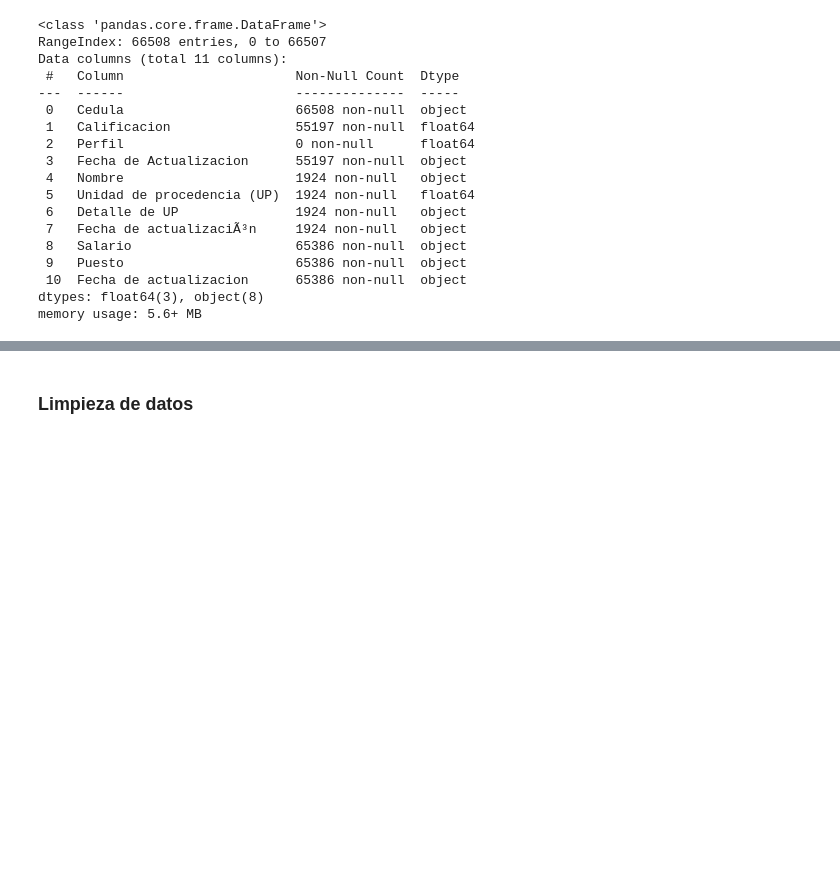
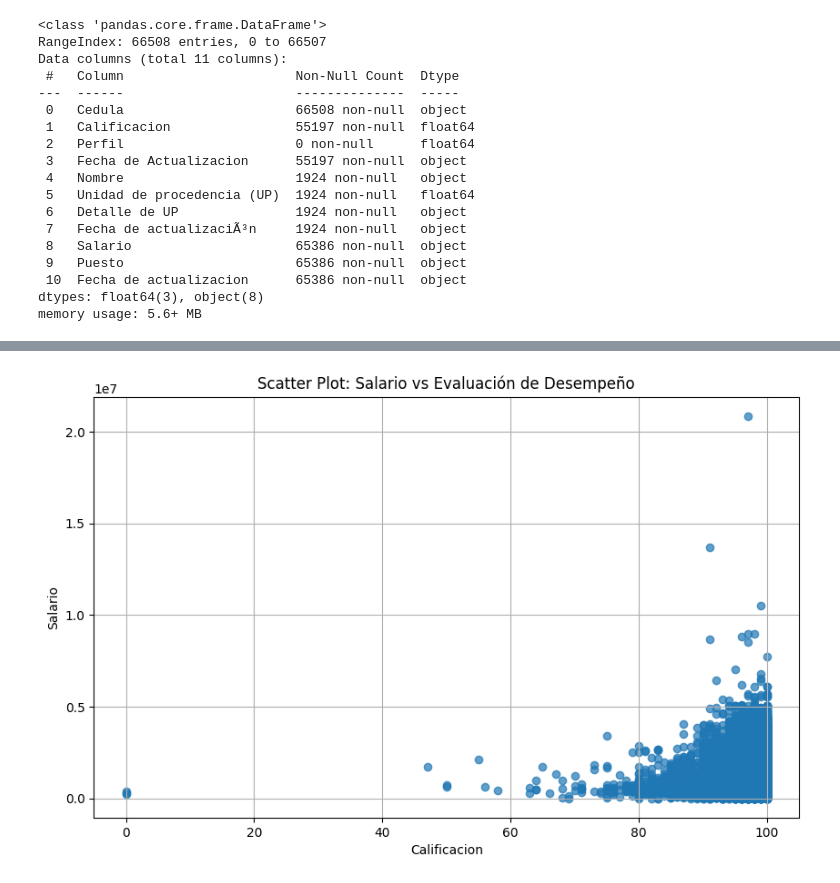
Before and after one commit to Zenidog8/CCSS-Recursos-Humanos-Data-Set, a Jupyter notebook: CCSS_RH_ML.ipynb, the cells around one changed output, grey strips where cells are left out. Drawn from its saved outputs; the diff is of its cells as text; code cells hidden in the pictures; blank space fills up the shorter version.

```diff
--- a/CCSS_RH_ML.ipynb
+++ b/CCSS_RH_ML.ipynb
@@ -195,4 +304,12 @@ memory usage: 5.6+ MB
+# %%
+plt.figure(figsize=(10, 6))
+plt.scatter(ccss_recursos_humanos['calificacion'], ccss_recursos_humanos['salario'], alpha=0.7)
+plt.title('Scatter Plot: Salario vs Evaluación de Desempeño')
+plt.xlabel('Calificacion')
+plt.ylabel('Salario')
+plt.grid(True)
+plt.show()
+# %% [output]
+[figure, added]
 # %%
 ccss_recursos_humanos.to_csv('ccss_recursos_humanos.csv', index=False)
-# %% [markdown]
-### Limpieza de datos
```
Also changed, not shown: parts of 17 cells of this notebook.
